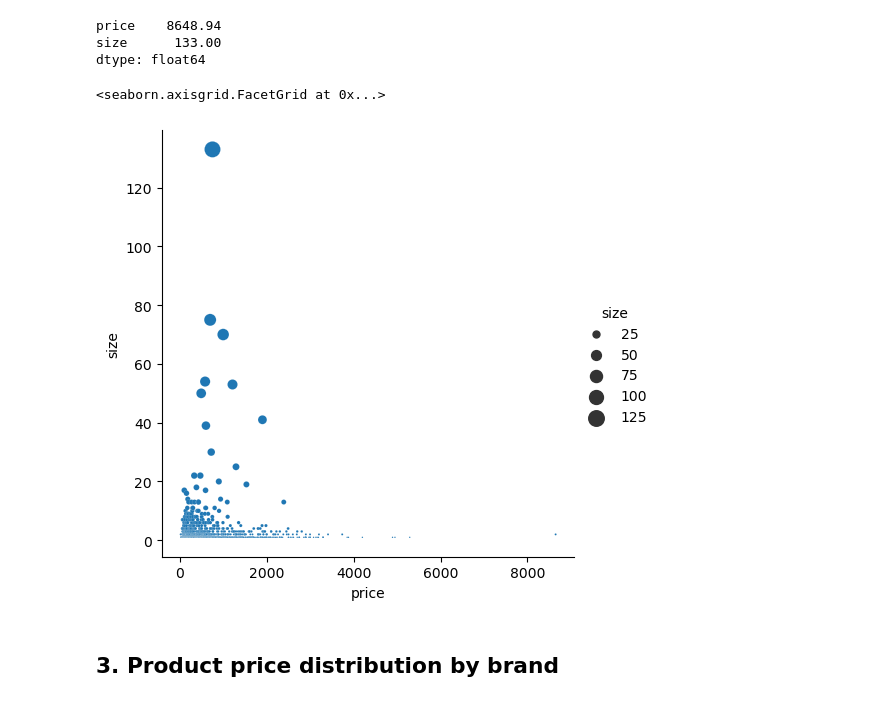
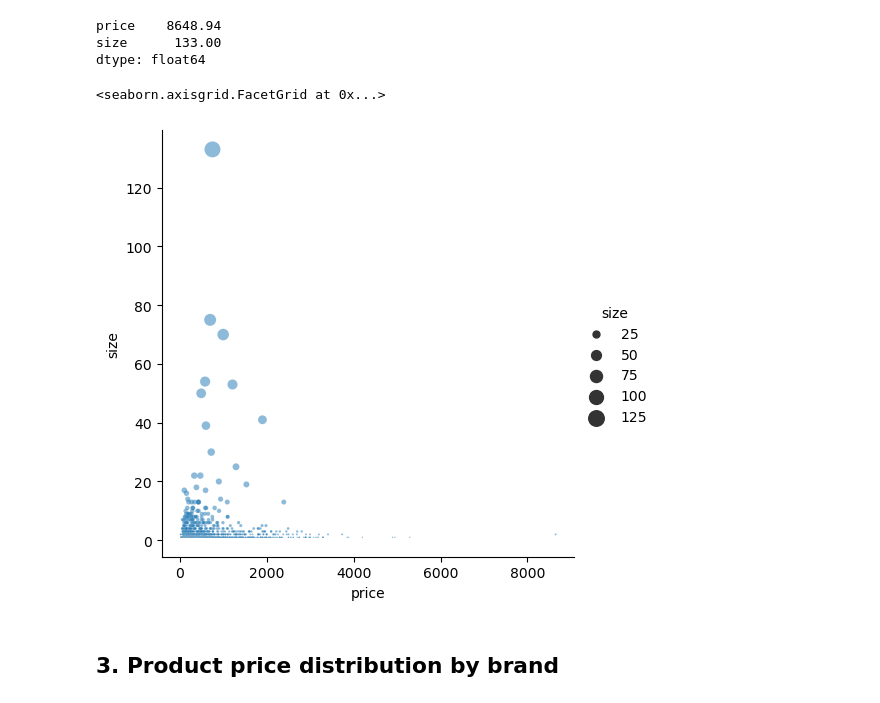
Before and after one commit to ThangNH1/Crawling_GPU_Info, a Jupyter notebook: Data_Visualize.ipynb, the cells around one changed output. Saved outputs shown, nothing was run; the diff lists cells and outputs as text; code cells hidden in the pictures.

```diff
--- a/Data_Visualize.ipynb
+++ b/Data_Visualize.ipynb
@@ -66,8 +84,8 @@ df.groupby('brand', as_index=False).size()
 # %% [markdown]
 ## 2. Price distribution of products
 # %%
-a = df.groupby('price', as_index=False).size()
-a
+price = df.groupby('price', as_index=False).size()
+price
 # %% [output]
 |  | price | size |
 | 0 | 15.99 | 2 |
@@ -90,11 +108,11 @@ size      133.00
 dtype: float64
 # %%
 sns.relplot(
-    data=a, x="price", y="size",
-    size="size", sizes=(1, 133)
+    data=price, x="price", y="size",
+    size="size", sizes=(1, 133), alpha=0.5
 )
 # %% [output]
 <seaborn.axisgrid.FacetGrid at 0x...>
-[figure, old version]
+[figure, new version]
 # %% [markdown]
 ## 3. Product price distribution by brand
```
Also changed, not shown: parts of 6 cells of this notebook.
